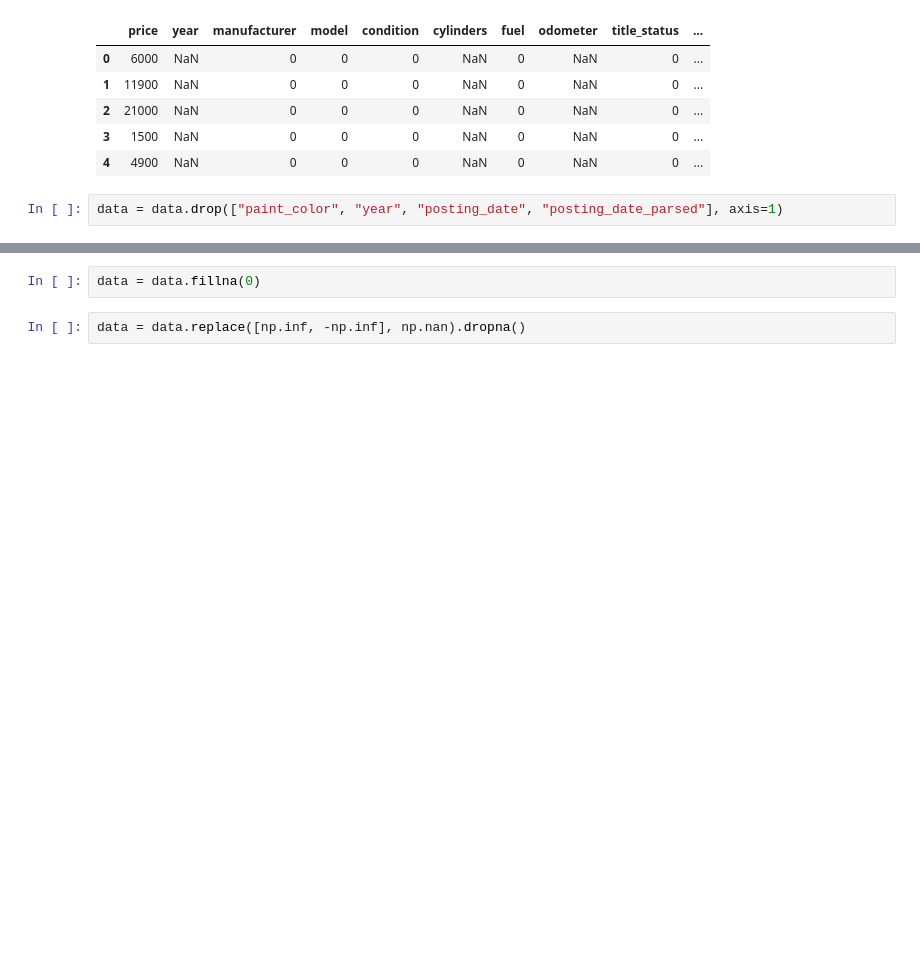
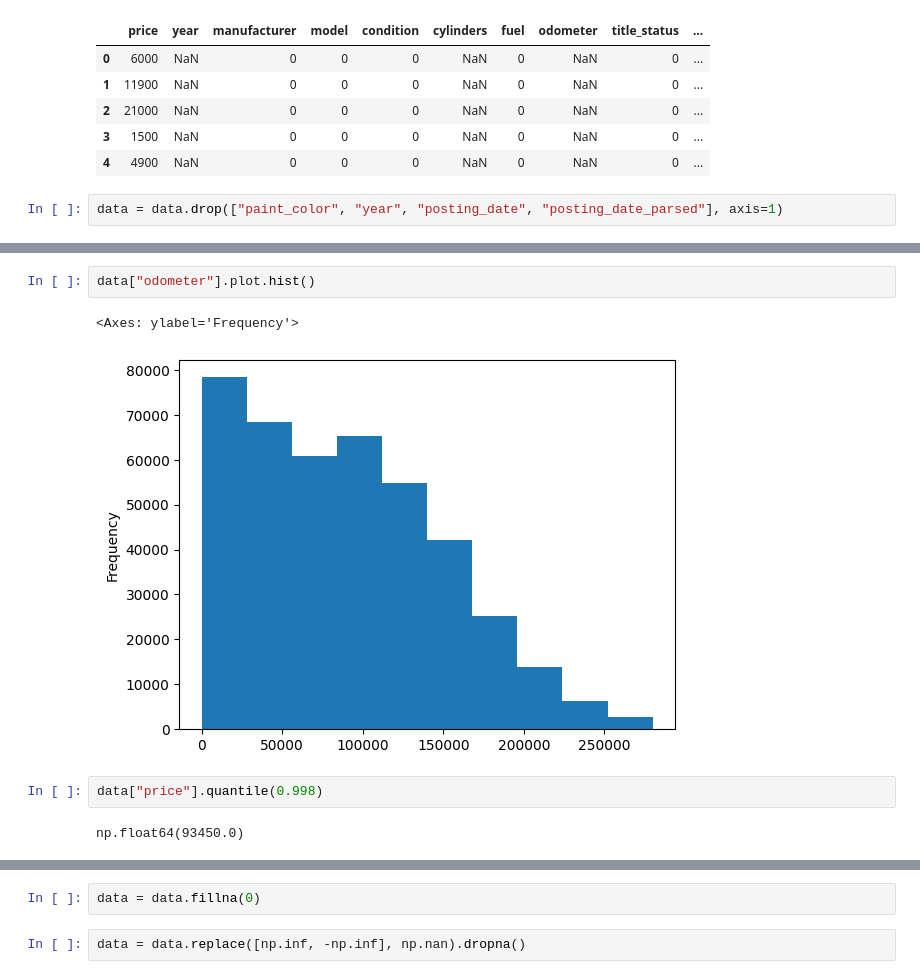
Before and after one commit to tsal4/data2000_labs, a Jupyter notebook: labs/040_linear-models-lab.ipynb, the cells around one changed output, grey strips where cells are left out. Saved outputs shown, nothing was run; the diff lists cells and outputs as text; blank space fills up the shorter version.

```diff
--- a/labs/040_linear-models-lab.ipynb
+++ b/labs/040_linear-models-lab.ipynb
@@ -543,0 +551,9 @@ data.describe()
+# %%
+data["odometer"].plot.hist()
+# %% [output]
+<Axes: ylabel='Frequency'>
+[figure, added]
+# %%
+data["price"].quantile(0.998)
+# %% [output]
+np.float64(93450.0)
```
Also changed, not shown: parts of 15 cells of this notebook.
